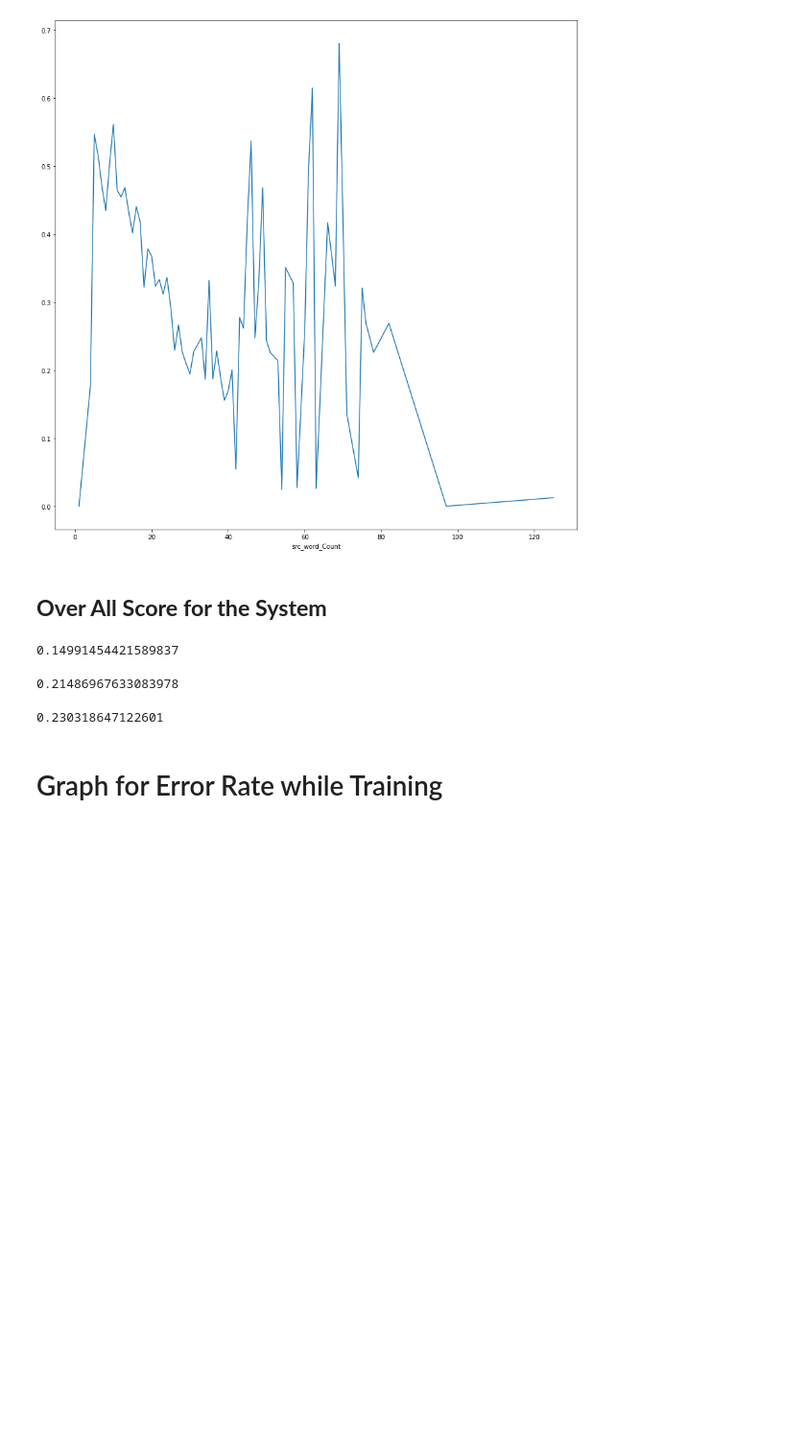
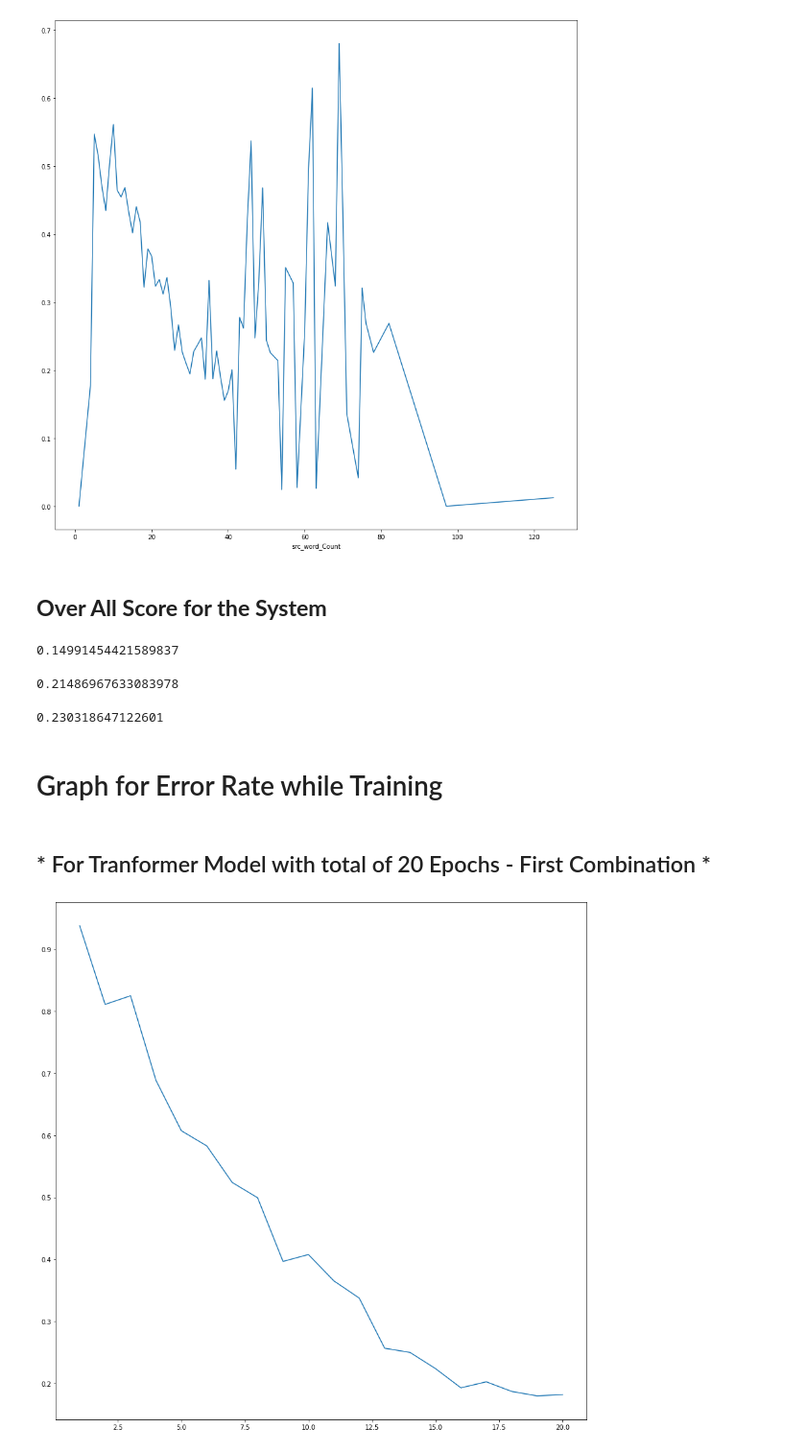
Before and after one commit to karumugamio/NLAProjEnglishtoSimpleEnglishMT, a Jupyter notebook: Analysis_of_Results.ipynb, the cells around one changed output. Shown: that part at 96% size. Saved outputs shown, nothing was run; the diff lists cells and outputs as text; code cells hidden in the pictures; blank space fills up the shorter version.

```diff
--- a/Analysis_of_Results.ipynb
+++ b/Analysis_of_Results.ipynb
@@ -217,3 +217,18 @@ print(BLEUscore)
 0.230318647122601
 # %% [markdown]
 # Graph for Error Rate while Training
+# %%
+ep10 = {1:0.9375,2:0.8109,3:0.8248,4:0.6886,5:0.6073,6:0.5829,7:0.5240,8:0.4993,9:0.3967,10:0.4078,11:0.3654,12:0.3376,13:0.2568,14:0.2500,15:0.2240,16:0.1930,17:0.2027,18:0.1872,19:0.1800,20:0.1821}
+# %% [markdown]
+## * For Tranformer Model with total of 20 Epochs - First Combination *
+# %%
+ep10
+
+lists = sorted(ep10.items()) # sorted by key, return a list of tuples
+
+x, y = zip(*lists) # unpack a list of pairs into two tuples
+
+plt.plot(x, y)
+plt.show()
+# %% [output]
+[figure, added]
```
